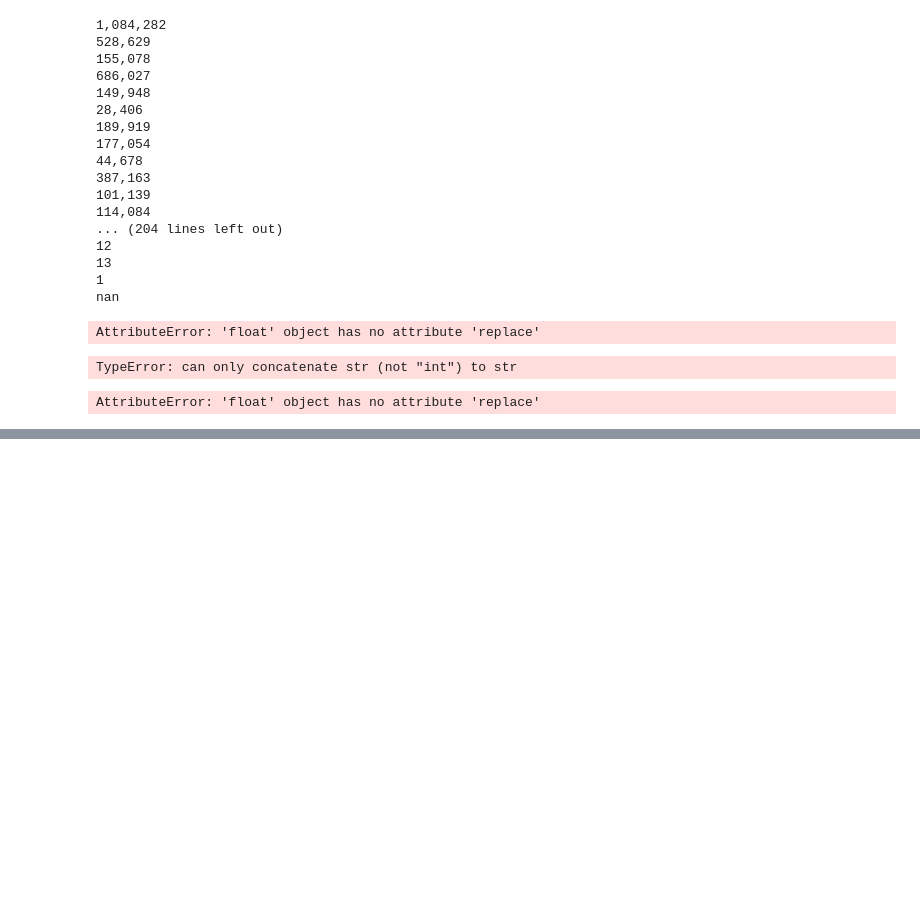
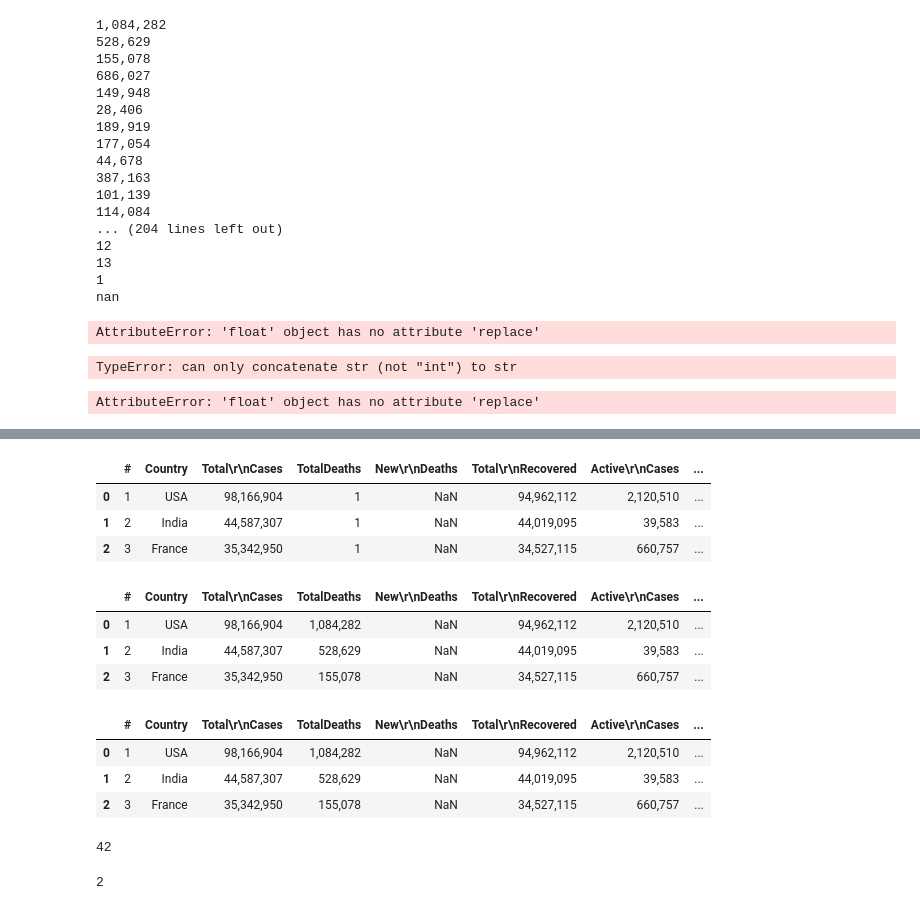
Before and after one commit to tom1236908745/covid-19, a Jupyter notebook: Untitled.ipynb, the cells around one changed output, grey strips where cells are left out. Saved outputs shown, nothing was run; the diff lists cells and outputs as text; code cells hidden in the pictures; blank space fills up the shorter version.

Commit message:
fix: TotalDeathの欠損値変更

```diff
--- a/Untitled.ipynb
+++ b/Untitled.ipynb
@@ -298,5 +298,8 @@ for i, el in enumerate(train["TotalDeaths"]):
 AttributeError: 'float' object has no attribute 'replace'
 # %%
 for i, el in enumerate(train["TotalDeaths"]):
-    el = el.replace(",","")
+    if type(el) == str:
+        el = el.replace(",","")
     train["TotalDeaths"] = int(el)
+# %%
+train["TotalDeaths"].fillna(train.TotalDeaths.mean(), inplace=True)
@@ -302,0 +323,15 @@ for i, el in enumerate(train["TotalDeaths"]):
+# %%
+train.head(3)
+# %% [output]
+|  | # | Country | Total\r\nCases | TotalDeaths | New\r\nDeaths | Total\r\nRecovered | Active\r\nCases | ... |
+| 0 | 1 | USA | 98,166,904 | 1 | NaN | 94,962,112 | 2,120,510 | ... |
+| 1 | 2 | India | 44,587,307 | 1 | NaN | 44,019,095 | 39,583 | ... |
+| 2 | 3 | France | 35,342,950 | 1 | NaN | 34,527,115 | 660,757 | ... |
+# %%
+train= pd.read_csv("covidLive.csv")
+train.head(3)
+# %% [output]
+|  | # | Country | Total\r\nCases | TotalDeaths | New\r\nDeaths | Total\r\nRecovered | Active\r\nCases | ... |
+| 0 | 1 | USA | 98,166,904 | 1,084,282 | NaN | 94,962,112 | 2,120,510 | ... |
+| 1 | 2 | India | 44,587,307 | 528,629 | NaN | 44,019,095 | 39,583 | ... |
+| 2 | 3 | France | 35,342,950 | 155,078 | NaN | 34,527,115 | 660,757 | ... |
@@ -302,0 +340,15 @@ for i, el in enumerate(train["TotalDeaths"]):
+# %%
+train.head(3)
+# %% [output]
+|  | # | Country | Total\r\nCases | TotalDeaths | New\r\nDeaths | Total\r\nRecovered | Active\r\nCases | ... |
+| 0 | 1 | USA | 98,166,904 | 1,084,282 | NaN | 94,962,112 | 2,120,510 | ... |
+| 1 | 2 | India | 44,587,307 | 528,629 | NaN | 44,019,095 | 39,583 | ... |
+| 2 | 3 | France | 35,342,950 | 155,078 | NaN | 34,527,115 | 660,757 | ... |
+# %%
+print(train.iat[3, 0])
+# %% [output]
+42
+# %%
+train.iat[1, 0]
+# %% [output]
+2
```
Also changed, not shown: parts of 4 cells of this notebook.
